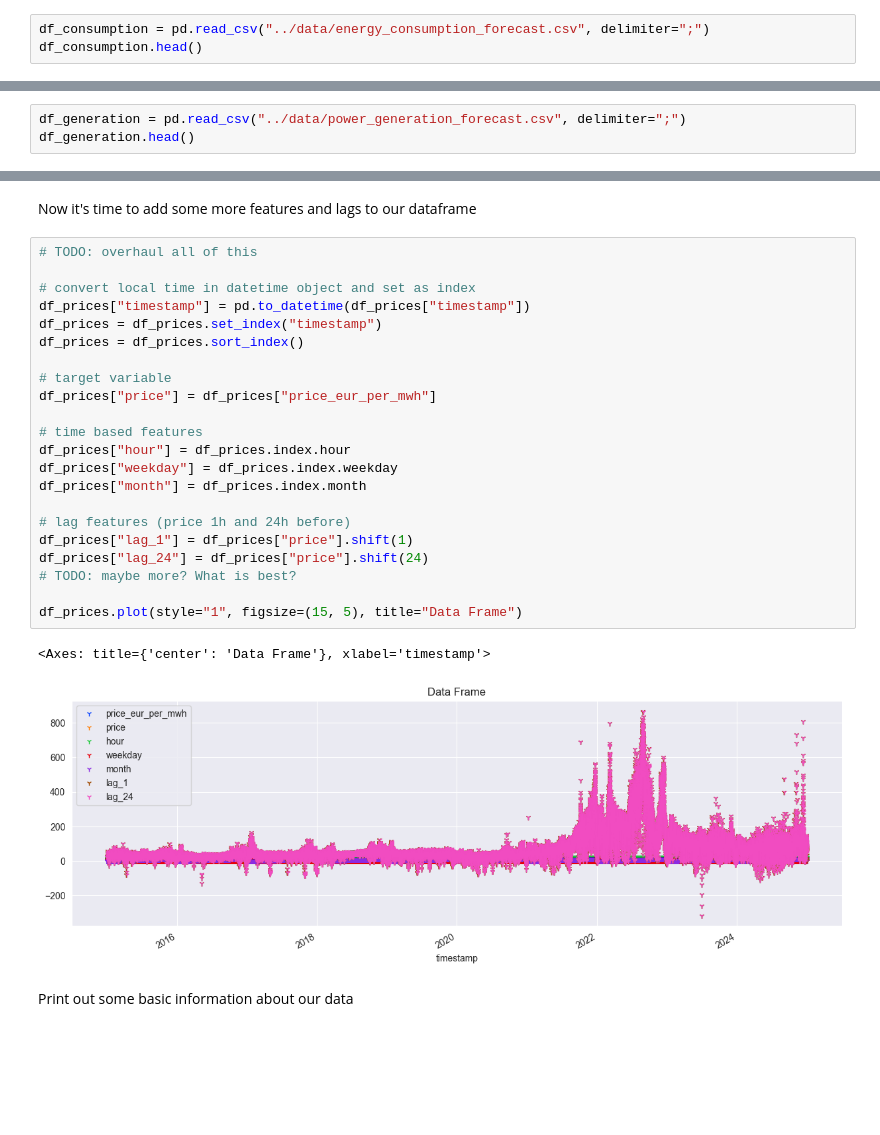
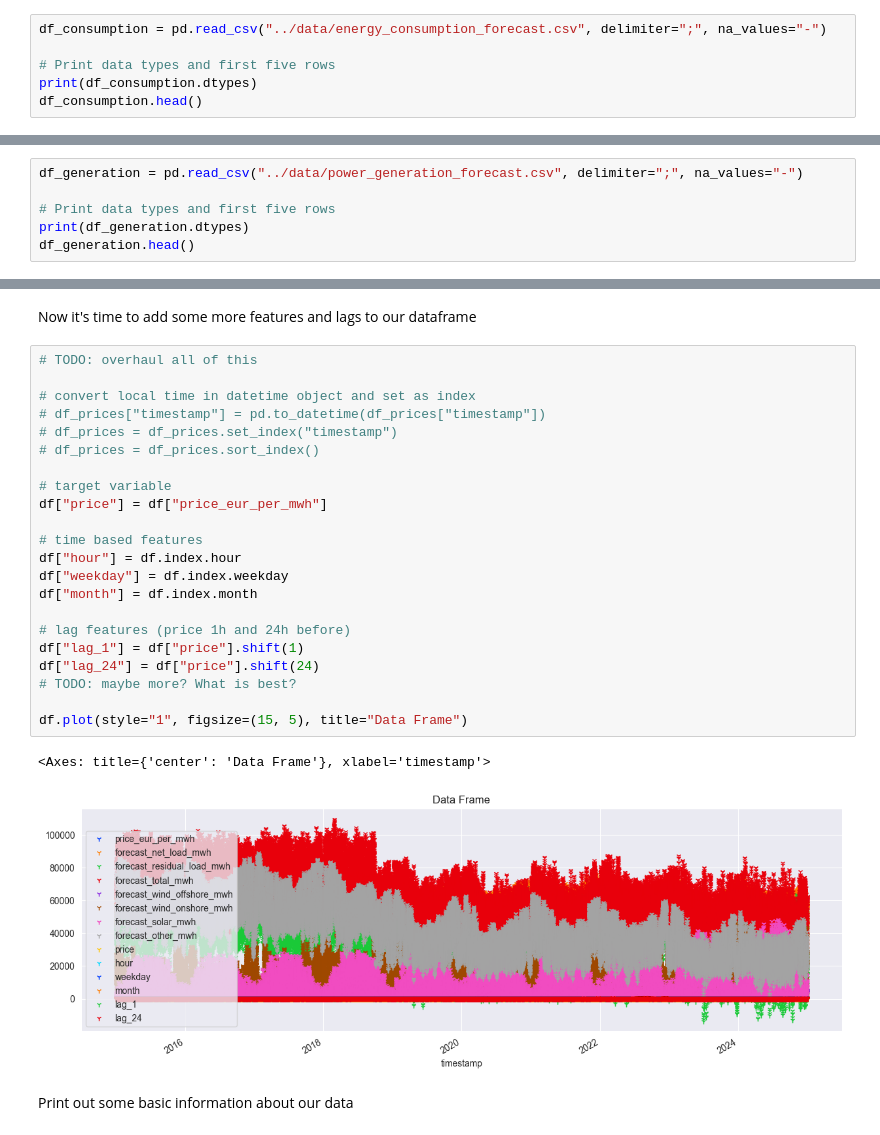
Before and after one commit to DanielHka25/electricity-price-prediction, a Jupyter notebook: notebooks/price_prediction.ipynb, the cells around one changed output, grey strips where cells are left out. Cells and saved outputs as stored; diff of their text form; blank space fills up the shorter version.

Commit message:
now working with float64 types

```diff
--- a/notebooks/price_prediction.ipynb
+++ b/notebooks/price_prediction.ipynb
@@ -90,4 +103,7 @@ The next data set contains information about the energy consumption and includes
 # %%
-df_consumption = pd.read_csv("../data/energy_consumption_forecast.csv", delimiter=";")
+df_consumption = pd.read_csv("../data/energy_consumption_forecast.csv", delimiter=";", na_values="-")
+
+# Print data types and first five rows
+print(df_consumption.dtypes)
 df_consumption.head()
 # %% [output]
@@ -127,4 +153,7 @@ Finally, we will also use data containing hourly forecasts for energy generation
 # %%
-df_generation = pd.read_csv("../data/power_generation_forecast.csv", delimiter=";")
+df_generation = pd.read_csv("../data/power_generation_forecast.csv", delimiter=";", na_values="-")
+
+# Print data types and first five rows
+print(df_generation.dtypes)
 df_generation.head()
 # %% [output]
@@ -306,28 +359,28 @@ Now it's time to add some more features and lags to our dataframe
 # %%
 # TODO: overhaul all of this
 
 # convert local time in datetime object and set as index
-df_prices["timestamp"] = pd.to_datetime(df_prices["timestamp"])
-df_prices = df_prices.set_index("timestamp")
-df_prices = df_prices.sort_index()
+# df_prices["timestamp"] = pd.to_datetime(df_prices["timestamp"])
+# df_prices = df_prices.set_index("timestamp")
+# df_prices = df_prices.sort_index()
 
 # target variable
-df_prices["price"] = df_prices["price_eur_per_mwh"]
+df["price"] = df["price_eur_per_mwh"]
 
 # time based features
-df_prices["hour"] = df_prices.index.hour
-df_prices["weekday"] = df_prices.index.weekday
-df_prices["month"] = df_prices.index.month
+df["hour"] = df.index.hour
+df["weekday"] = df.index.weekday
+df["month"] = df.index.month
 
 # lag features (price 1h and 24h before)
-df_prices["lag_1"] = df_prices["price"].shift(1)
-df_prices["lag_24"] = df_prices["price"].shift(24)
+df["lag_1"] = df["price"].shift(1)
+df["lag_24"] = df["price"].shift(24)
 # TODO: maybe more? What is best?
 
-df_prices.plot(style="1", figsize=(15, 5), title="Data Frame")
+df.plot(style="1", figsize=(15, 5), title="Data Frame")
 # %% [output]
 <Axes: title={'center': 'Data Frame'}, xlabel='timestamp'>
-[figure, old version]
+[figure, new version]
 # %% [markdown]
 Print out some basic information about our data
 # %%
```
Also changed, not shown: parts of 21 cells of this notebook.
